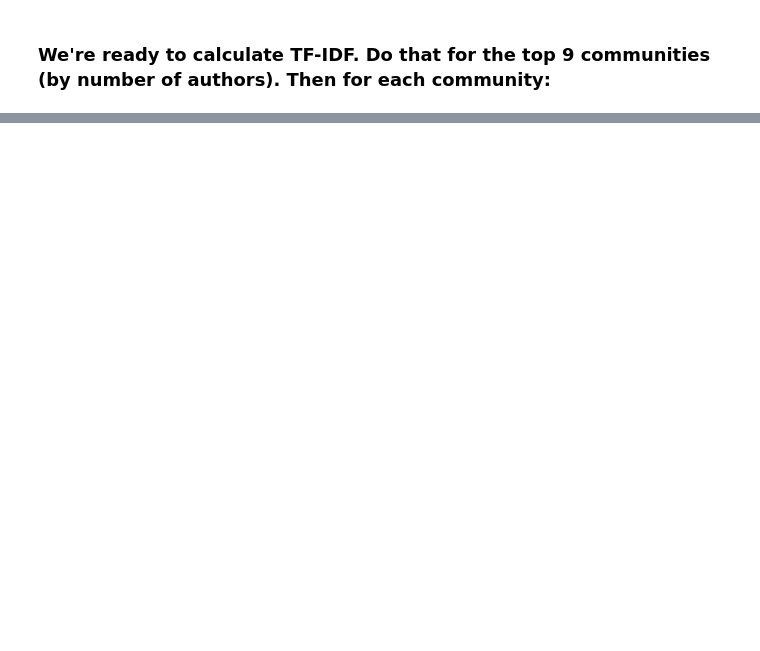
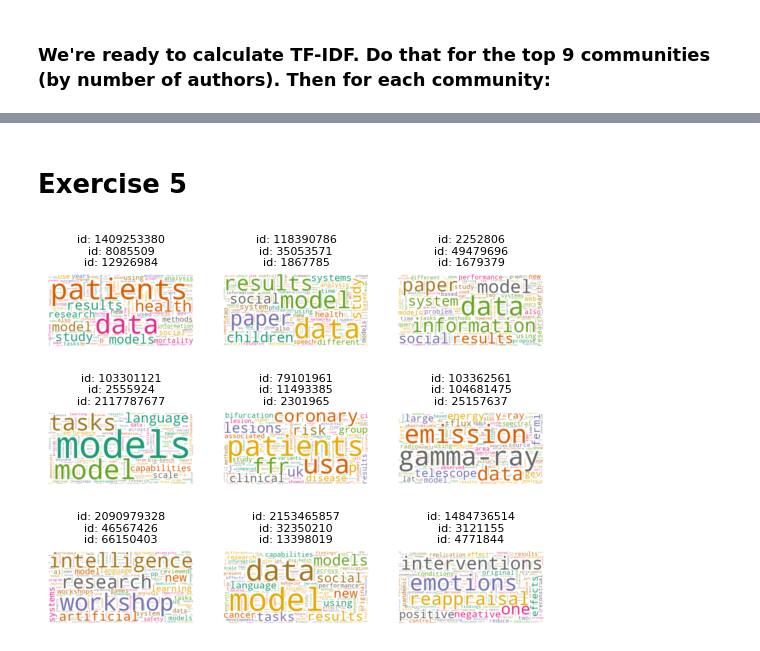
Before and after one commit to FabianScott/ComSoc, a Jupyter notebook: Assignment2/Assignment2.ipynb, the cells around one changed output, grey strips where cells are left out. Cells and saved outputs as stored; diff of their text form; code cells hidden in the pictures; blank space fills up the shorter version.

```diff
--- a/Assignment2/Assignment2.ipynb
+++ b/Assignment2/Assignment2.ipynb
@@ -759,0 +751,13 @@ mentions "workshop" and "intelligence", and community 8 focuses on "emotions" an
+# %%
+# TF formula:
+TF = lambda term_num, N: (term_num / N) * 100
+
+communities_TFs = []
+for token_group in tqdm(tokens_df['Tokens']):
+    counts = Counter(token_group)
+    TF_dict = dict([(token, TF(count, sum(counts.values()))) for token, count in counts.items()])
+    communities_TFs.append(TF_dict)
+
+# Just a little teaser:
+print("first 5 in first community:")
+list(communities_TFs[0].items())[:5]
@@ -767,0 +776,13 @@ As I mentionend when describing the similarities, there are a lot of generic wor
+# %%
+# IDF formula:
+IDF = lambda term_occurences, N: np.log10(N / term_occurences)
+
+communities_IDFs = []
+for i in tqdm(range(len(tokens_df['Tokens']))):
+    counts, papers = Counter(tokens_df['Tokens'][i]), tokens_df["PaperIds"][i]
+    IDF_dict = dict([(token, IDF(count, len(papers))) for token, count in counts.items()])
+    communities_IDFs.append(IDF_dict)
+
+# Just a little teaser:
+print("first 5 in first community:")
+list(communities_IDFs[0].items())[:5]
@@ -780,0 +900,2 @@ display("These are the top 3 authors (by degree):")
+# %% [markdown]
+# Exercise 5
@@ -780,0 +913,21 @@ display("These are the top 3 authors (by degree):")
+# %%
+tokens_df = pd.read_csv('BigData/top_community_tokens.csv', usecols=["Tokens", "Communities"], converters={"Communities": literal_eval, 'Tokens': literal_eval})
+# %%
+# Create a 3x3 grid of subplots
+fig, axs = plt.subplots(nrows=3, ncols=3)
+for i, ax in enumerate(axs.flat):
+    # Generate a word cloud from the token frequencies
+    wordcloud = WordCloud(background_color="white", colormap="Dark2").generate_from_frequencies(tokens_df["Tokens"][i])
+
+    # Display the word cloud in the subplot
+    ax.imshow(wordcloud, interpolation='bilinear')
+    name_list = list(tokens_df["Communities"][i])[:3]
+    ax.set_title(f"id: {name_list[0]}\nid: {name_list[1]}\nid: {name_list[2]}", fontsize = 8)
+    ax.axis("off")
+
+# Adjust the spacing between subplots and add a title to the figure
+fig.subplots_adjust(hspace=.5)
+# fig.subplots_adjust(wspace=)
+plt.show()
+# %% [output]
+[figure, added]
```
Also changed, not shown: parts of 27 cells of this notebook, 3 other files.
